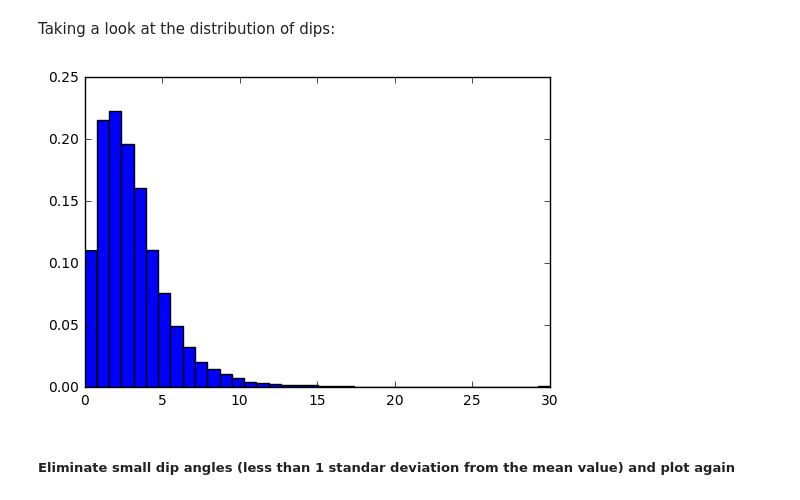
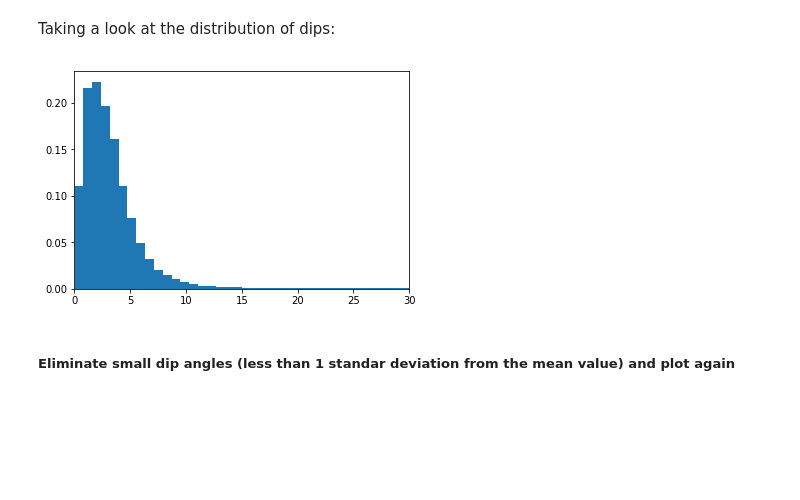
Before and after one commit to mycarta/faults, a Jupyter notebook: fun_with_faults.ipynb, the cells around one changed output. Cells and saved outputs as stored; diff of their text form; code cells hidden in the pictures; blank space fills up the shorter version.

```diff
--- a/fun_with_faults.ipynb
+++ b/fun_with_faults.ipynb
@@ -87,13 +87,12 @@ plt.show()
 # %% [markdown]
 Taking a look at the distribution of dips:
 # %%
-plt.hist(d.flatten(), 100, normed=True)
+plt.hist(d.flatten(), 100, density=True)
 
 axes = plt.gca()
-axes.set_xlim([0,30])
-plt.show()
+axes.set_xlim([0,30]);
 # %% [output]
-[figure, old version]
+[figure, new version]
 # %% [markdown]
 ##### Eliminate small dip angles (less than 1 standar deviation from the mean value) and plot again
 # %% [markdown]
```
Also changed, not shown: parts of 14 cells of this notebook, 1 other file.
